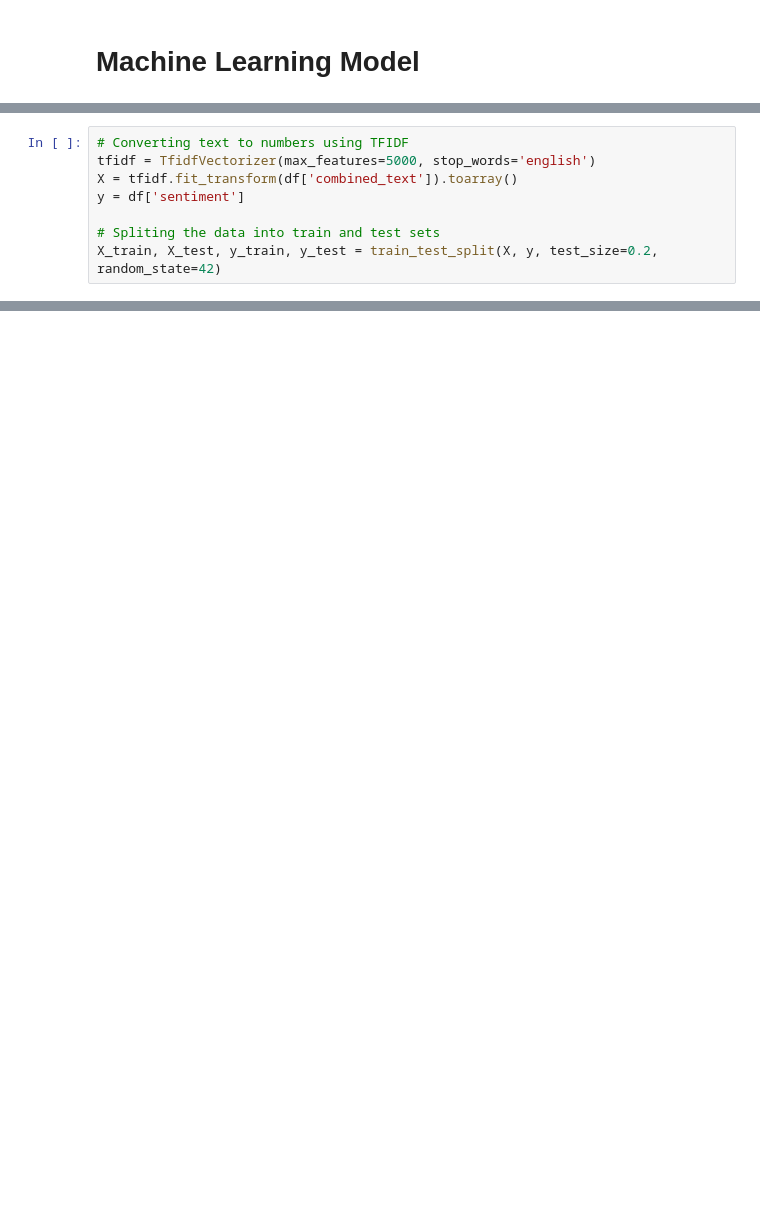
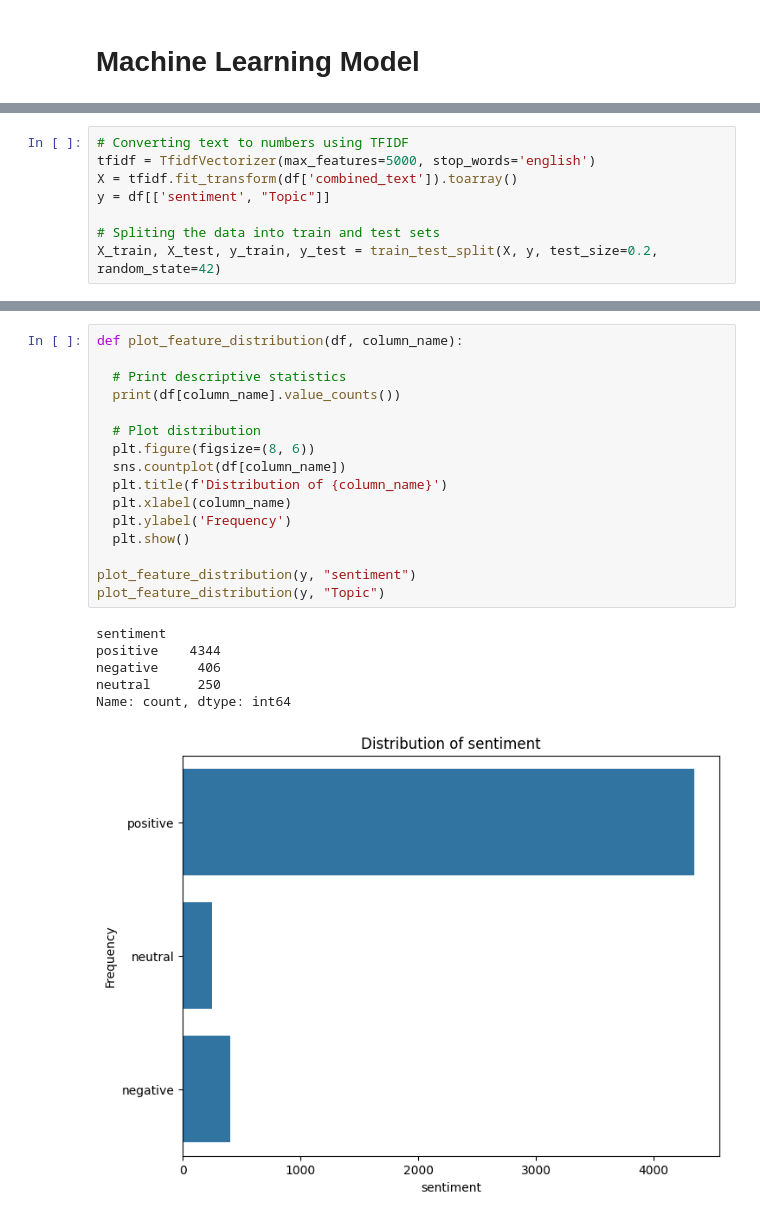
Before and after one commit to musahussain1/Mobile-Phone-Review-Aspect-Based-Sentiment-Analysis-Project, a Jupyter notebook: Code/Aspect_Based_Sentiment_Analysis.ipynb, the cells around one changed output, grey strips where cells are left out. Cells and saved outputs as stored; diff of their text form; blank space fills up the shorter version.

```diff
--- a/Code/Aspect_Based_Sentiment_Analysis.ipynb
+++ b/Code/Aspect_Based_Sentiment_Analysis.ipynb
@@ -352,7 +453,7 @@ from sklearn.metrics import ConfusionMatrixDisplay
 # Converting text to numbers using TFIDF
 tfidf = TfidfVectorizer(max_features=5000, stop_words='english')
 X = tfidf.fit_transform(df['combined_text']).toarray()
-y = df['sentiment']
+y = df[['sentiment', "Topic"]]
 
 # Spliting the data into train and test sets
 X_train, X_test, y_train, y_test = train_test_split(X, y, test_size=0.2, random_state=42)
@@ -358,0 +476,23 @@ X_train, X_test, y_train, y_test = train_test_split(X, y, test_size=0.2, random_
+# %%
+def plot_feature_distribution(df, column_name):
+
+  # Print descriptive statistics
+  print(df[column_name].value_counts())
+
+  # Plot distribution
+  plt.figure(figsize=(8, 6))
+  sns.countplot(df[column_name])
+  plt.title(f'Distribution of {column_name}')
+  plt.xlabel(column_name)
+  plt.ylabel('Frequency')
+  plt.show()
+
+plot_feature_distribution(y, "sentiment")
+plot_feature_distribution(y, "Topic")
+# %% [output]
+sentiment
+positive    4344
+negative     406
+neutral      250
+Name: count, dtype: int64
+[figure, added]
```
Also changed, not shown: parts of 39 cells of this notebook.
